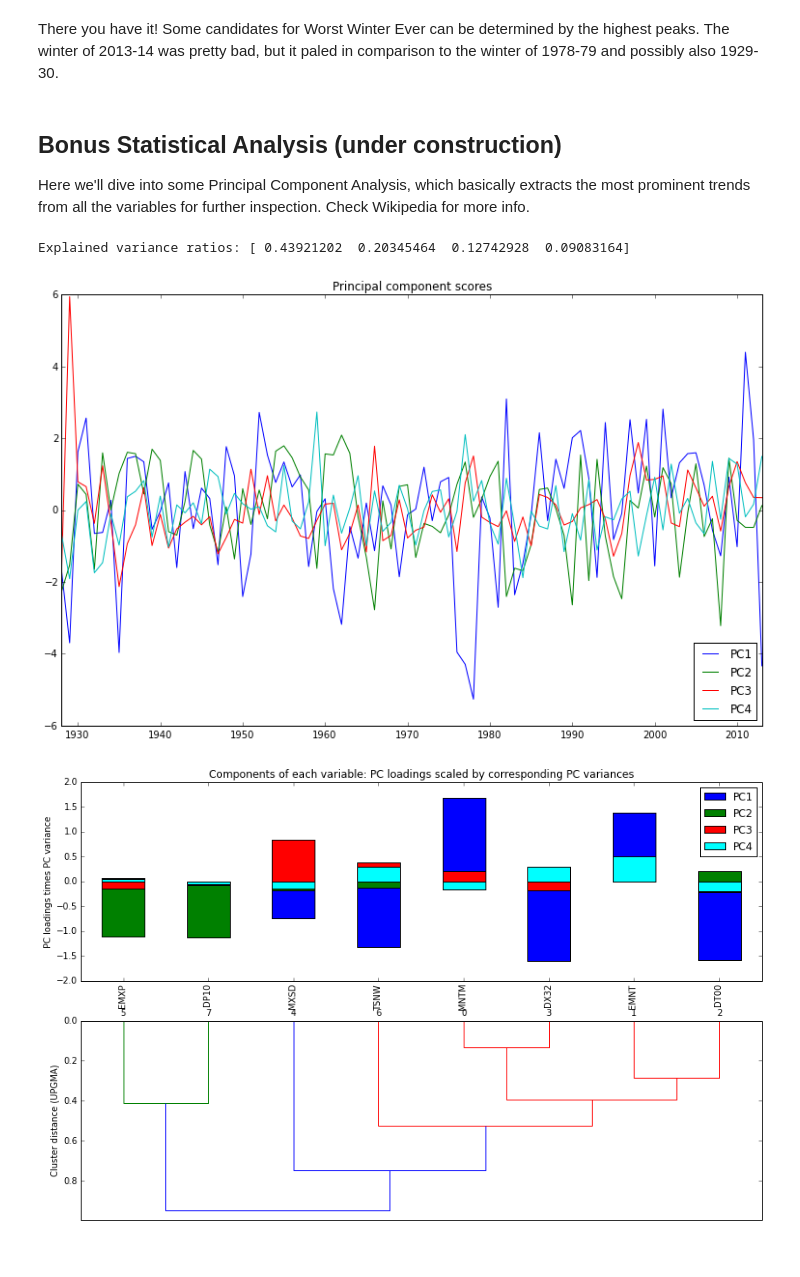
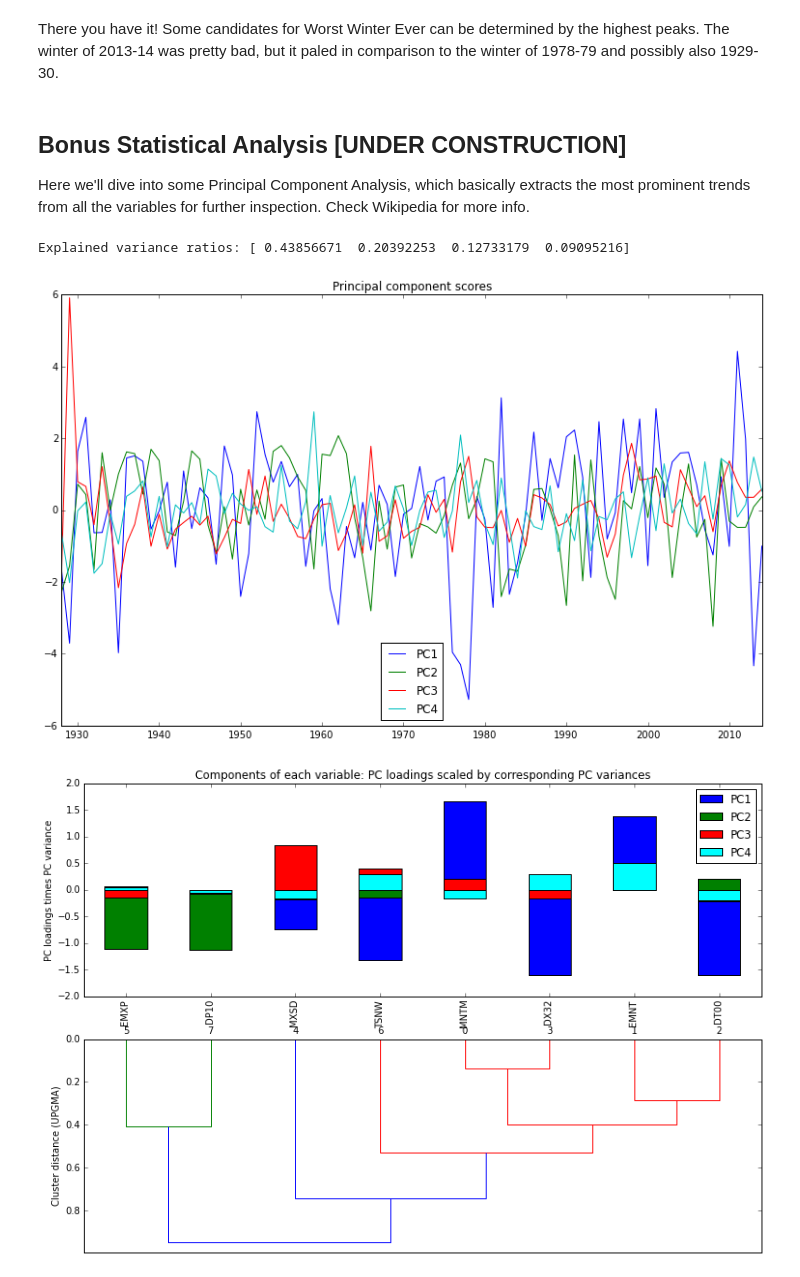
Before and after one commit to MarcKjerland/Worst-Winter-Ever, a Jupyter notebook: worst-winter-chicago.ipynb, the cells around one changed output. Drawn from its saved outputs; the diff is of its cells as text; code cells hidden in the pictures.

```diff
--- a/worst-winter-chicago.ipynb
+++ b/worst-winter-chicago.ipynb
@@ -20,7 +20,7 @@ noaa_monthly = noaa_monthly.groupby([noaa_monthly.index.year, noaa_monthly.index
 # Sum seasonal totals
 winter_vars = ['MNTM','EMNT','DT00','DX32','MXSD','EMXP','TSNW','DP10']
 year_start = 1928
-year_end = 2013
+year_end = 2014
 season_start = 11 #November
 season_end = 3 #March
 noaa_winters = pd.concat(
@@ -104,7 +104,7 @@ plt.show()
 # %% [markdown]
 There you have it! Some candidates for Worst Winter Ever can be determined by the highest peaks. The winter of 2013-14 was pretty bad, but it paled in comparison to the winter of 1978-79 and possibly also 1929-30.
 # %% [markdown]
-Bonus Statistical Analysis (under construction)
+Bonus Statistical Analysis [UNDER CONSTRUCTION]
 ---
 
 Here we'll dive into some Principal Component Analysis, which basically extracts the most prominent trends from all the variables for further inspection. Check Wikipedia for more info.
@@ -122,30 +122,30 @@ plt.legend(loc='best')
 plt.title('Principal component scores')
 plt.show()
 # %% [output]
-Explained variance ratios: [ 0.43921202  0.20345464  0.12742928  0.09083164]
+Explained variance ratios: [ 0.43856671  0.20392253  0.12733179  0.09095216]
-[figure, old version]
+[figure, new version]
 # %%
 # Cluster analysis
 import numpy as np
 from scipy.spatial.distance import squareform
 from scipy.cluster.hierarchy import linkage, dendrogram
 dissimilarity = 1 - noaa_winters.corr().abs()
 row_distance = np.clip(squareform(dissimilarity),0,1)
 L = linkage(row_distance, method='average')
-plt.figure(figsize=(14,9), dpi=100)
+plt.figure(figsize=(13,9), dpi=100)
 plt.subplot(212)
 R = dendrogram(L, orientation='bottom')
 plt.ylabel('Cluster distance (UPGMA)')
 # Matched up with PC loadings (scaled by corresponding PC variances)
 leaves = [pca_components.columns[i] for i in R['leaves']]
 plt.subplot(211)
 (pca_components[leaves].iloc[0] * pca.explained_variance_[0]).plot(kind='bar', color='blue')
 (pca_components[leaves].iloc[1] * pca.explained_variance_[1]).plot(kind='bar', color='green')
 (pca_components[leaves].iloc[2] * pca.explained_variance_[2]).plot(kind='bar', color='red')
 (pca_components[leaves].iloc[3] * pca.explained_variance_[3]).plot(kind='bar', color='cyan')
 plt.ylabel('PC loadings times PC variance')
 plt.legend(loc='best')
 plt.title('Components of each variable: PC loadings scaled by corresponding PC variances')
 plt.show()
 # %% [output]
-[figure, old version]
+[figure, new version]
```
Also changed, not shown: parts of 3 cells of this notebook, 3 other files.
